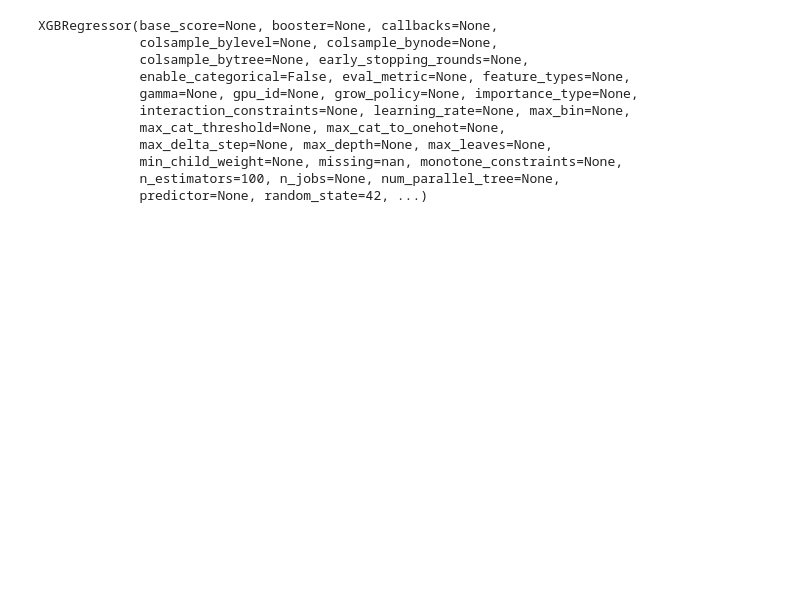
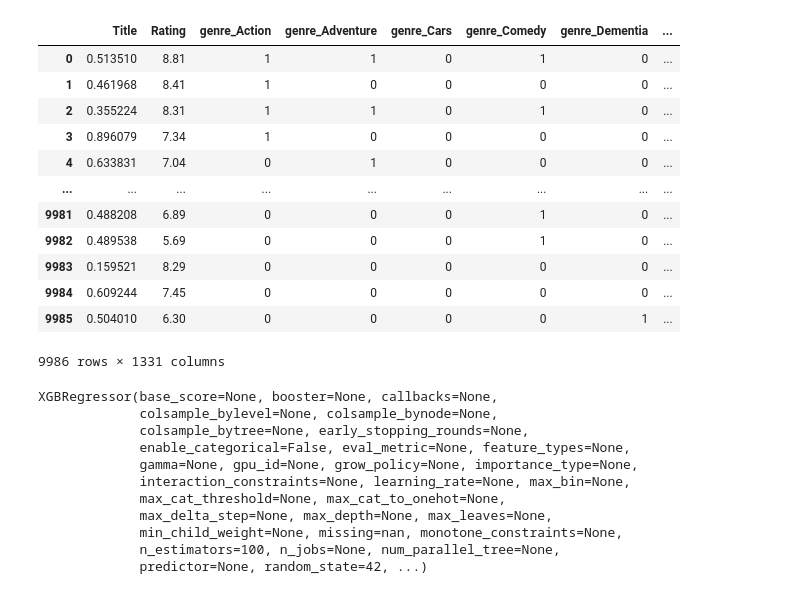
Before and after one commit to calvin-projet/Project_MLOPS, a Jupyter notebook: Model.ipynb, the cells around one changed output. Drawn from its saved outputs; the diff is of its cells as text; code cells hidden in the pictures; blank space fills up the shorter version.

```diff
--- a/Model.ipynb
+++ b/Model.ipynb
@@ -33,5 +48,21 @@ df_anime
 # %%
 X_train, X_test, y_train, y_test = train_test_split(X, y, test_size=0.2, random_state=42)
+# %%
+df_anime
+# %% [output]
+|  | Title | Rating | genre_Action | genre_Adventure | genre_Cars | genre_Comedy | genre_Dementia | ... |
+| 0 | 0.513510 | 8.81 | 1 | 1 | 0 | 1 | 0 | ... |
+| 1 | 0.461968 | 8.41 | 1 | 0 | 0 | 0 | 0 | ... |
+| 2 | 0.355224 | 8.31 | 1 | 1 | 0 | 1 | 0 | ... |
+| 3 | 0.896079 | 7.34 | 1 | 0 | 0 | 0 | 0 | ... |
+| 4 | 0.633831 | 7.04 | 0 | 1 | 0 | 0 | 0 | ... |
+| ... | ... | ... | ... | ... | ... | ... | ... | ... |
+| 9981 | 0.488208 | 6.89 | 0 | 0 | 0 | 1 | 0 | ... |
+| 9982 | 0.489538 | 5.69 | 0 | 0 | 0 | 1 | 0 | ... |
+| 9983 | 0.159521 | 8.29 | 0 | 0 | 0 | 0 | 0 | ... |
+| 9984 | 0.609244 | 7.45 | 0 | 0 | 0 | 0 | 0 | ... |
+| 9985 | 0.504010 | 6.30 | 0 | 0 | 0 | 0 | 1 | ... |
+9986 rows × 1331 columns
 # %%
 reg_xgb = xgb.XGBRegressor(random_state=42)
 reg_xgb.fit(X_train, y_train)
```
Also changed, not shown: parts of 6 cells of this notebook, 1 other file.
